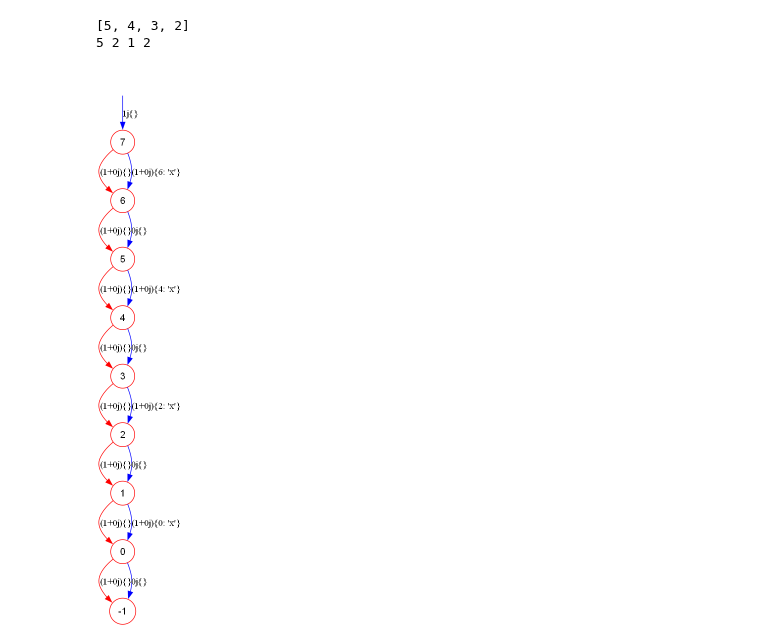
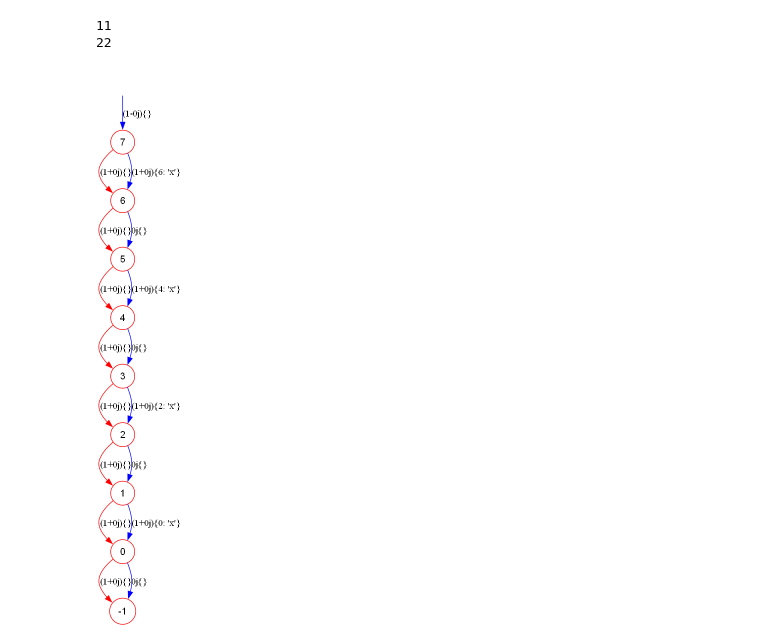
Before and after one commit to Veriqc/LimTDD, a Jupyter notebook: Test_Syn2.ipynb, the cells around one changed output. Saved outputs shown, nothing was run; the diff lists cells and outputs as text; code cells hidden in the pictures.

```diff
--- a/Test_Syn2.ipynb
+++ b/Test_Syn2.ipynb
@@ -783,14 +627,14 @@ def syn3(tdd):
 # %%
 n=4
 m=20
 
 cir=gen_cir('Random_Clifford_T',n,m)
 tdd=simulate(cir,True)
-tdd_new,cir_head,cir_end=syn3(tdd)
+tdd_new,cir_head,cir_end=syn_tower(tdd)
 # print(tdd.key_2_index)
 tdd_new.show(False)
 # %% [output]
-[5, 4, 3, 2]
-5 2 1 2
+11
+22
-[figure, old version]
+[figure, new version]
 # %%
```
Also changed, not shown: parts of 12 cells of this notebook, 1 other file.
